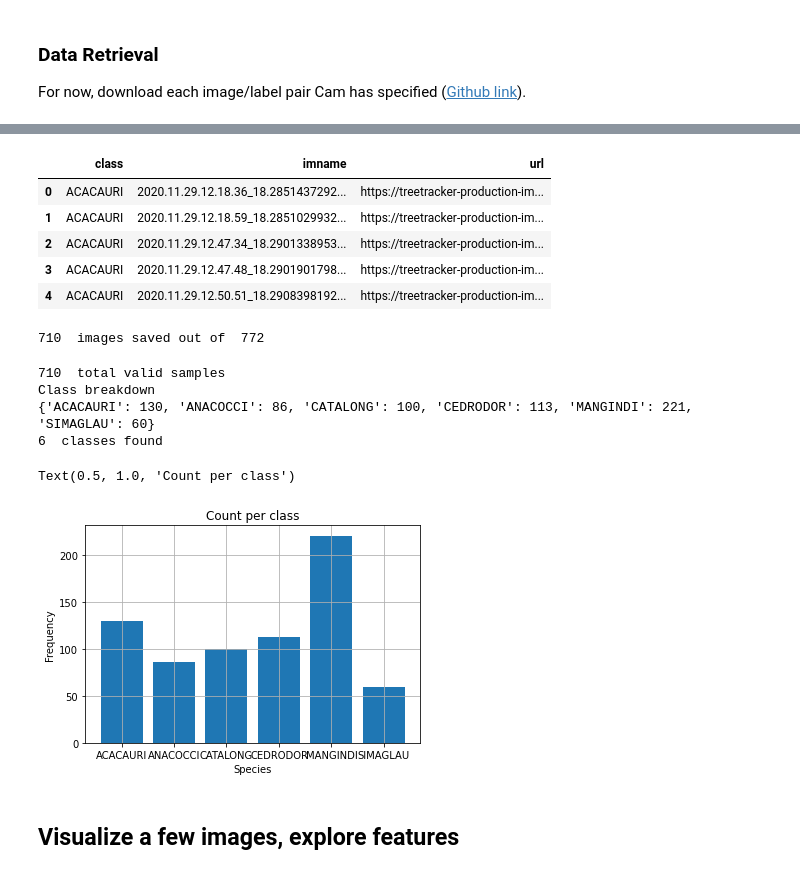
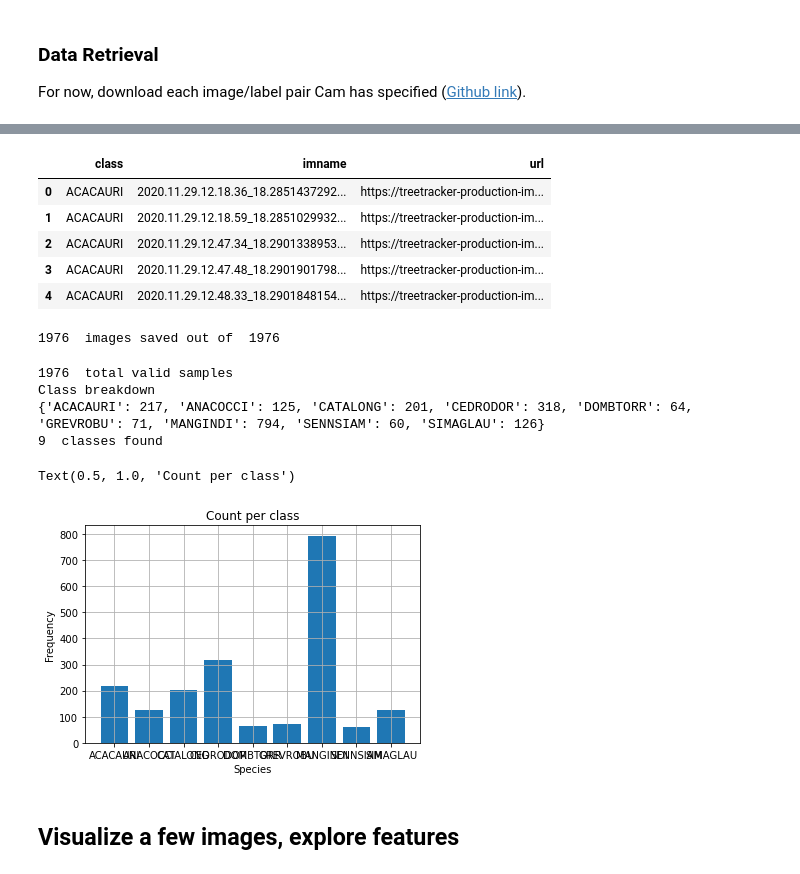
Before and after one commit to Greenstand/treetracker-machine-learning, a Jupyter notebook: species_classification/small_inception.ipynb, the cells around one changed output, grey strips where cells are left out. Drawn from its saved outputs; the diff is of its cells as text; code cells hidden in the pictures.

```diff
--- a/species_classification/small_inception.ipynb
+++ b/species_classification/small_inception.ipynb
@@ -39,11 +39,18 @@ torch.backends.cudnn.benchmark = True
 
 For now, download each image/label pair Cam has specified ([Github link](https://gconfusion_matrixcom/Greenstand/Tree_Species/tree/master/training)).
 # %%
-datadir = "/home/ec2-user/SageMaker/treetracker-machine-learning/sample_datasets/Haiti/cam_training.psv"
+datadir = "/home/ec2-user/SageMaker/treetracker-machine-learning/sample_datasets/Haiti/training.psv"
+dataurl = "https://raw.githubusercontent.com/Greenstand/Tree_Species/master/training/training.psv"
+data_update = requests.get(dataurl)
+if data_update.status_code == 200:
+    print ("Successfully downloaded training set")
+    with open(datadir, 'w') as f:
+        f.write(data_update.text)
 baseurl = "https://treetracker-production-images.s3.eu-central-1.amazonaws.com/"
 assert os.path.exists(datadir)
 data = pd.read_csv(datadir, sep="|", header=None)
 data.columns = ["class", "imname"]
 data["url"] = baseurl + data["imname"]
+print (data.shape[0], " samples")
 data.head(5)
 # %% [output]
@@ -50,9 +59,9 @@ data.head(5)
 |  | class | imname | url |
 | 0 | ACACAURI | 2020.11.29.12.18.36_18.2851437292... | https://treetracker-production-im... |
 | 1 | ACACAURI | 2020.11.29.12.18.59_18.2851029932... | https://treetracker-production-im... |
 | 2 | ACACAURI | 2020.11.29.12.47.34_18.2901338953... | https://treetracker-production-im... |
 | 3 | ACACAURI | 2020.11.29.12.47.48_18.2901901798... | https://treetracker-production-im... |
-| 4 | ACACAURI | 2020.11.29.12.50.51_18.2908398192... | https://treetracker-production-im... |
+| 4 | ACACAURI | 2020.11.29.12.48.33_18.2901848154... | https://treetracker-production-im... |
 # %%
 savepath = "/home/ec2-user/SageMaker/treetracker-machine-learning/sample_datasets/Haiti/"
 for species in data["class"].unique():
@@ -71,7 +80,7 @@ def image_saver(df):
 data["saved"] = data.apply(image_saver, axis=1)
 print (data[data["saved"]].shape[0], " images saved out of ", data.shape[0])
 # %% [output]
-710  images saved out of  772
+1976  images saved out of  1976
 # %%
 data = data[data["saved"]]
 print (data.shape[0], " total valid samples")
@@ -87,12 +96,12 @@ plt.xlabel("Species")
 plt.ylabel("Frequency")
 plt.title("Count per class")
 # %% [output]
-710  total valid samples
+1976  total valid samples
 Class breakdown
-{'ACACAURI': 130, 'ANACOCCI': 86, 'CATALONG': 100, 'CEDRODOR': 113, 'MANGINDI': 221, 'SIMAGLAU': 60}
-6  classes found
+{'ACACAURI': 217, 'ANACOCCI': 125, 'CATALONG': 201, 'CEDRODOR': 318, 'DOMBTORR': 64, 'GREVROBU': 71, 'MANGINDI': 794, 'SENNSIAM': 60, 'SIMAGLAU': 126}
+9  classes found
 Text(0.5, 1.0, 'Count per class')
-[figure, old version]
+[figure, new version]
 # %%
 arrs = []
 labels = []
```
Also changed, not shown: parts of 7 cells of this notebook.
